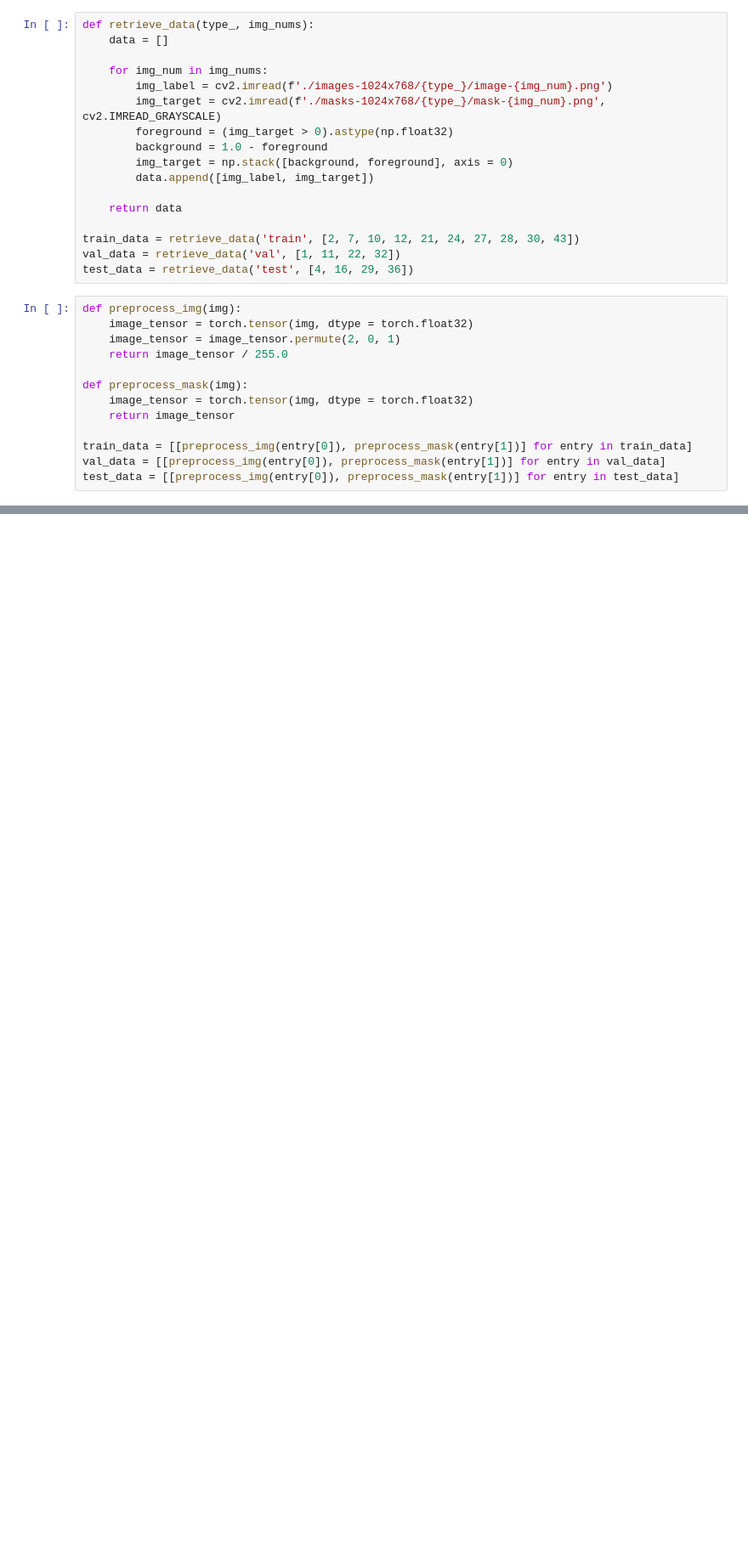
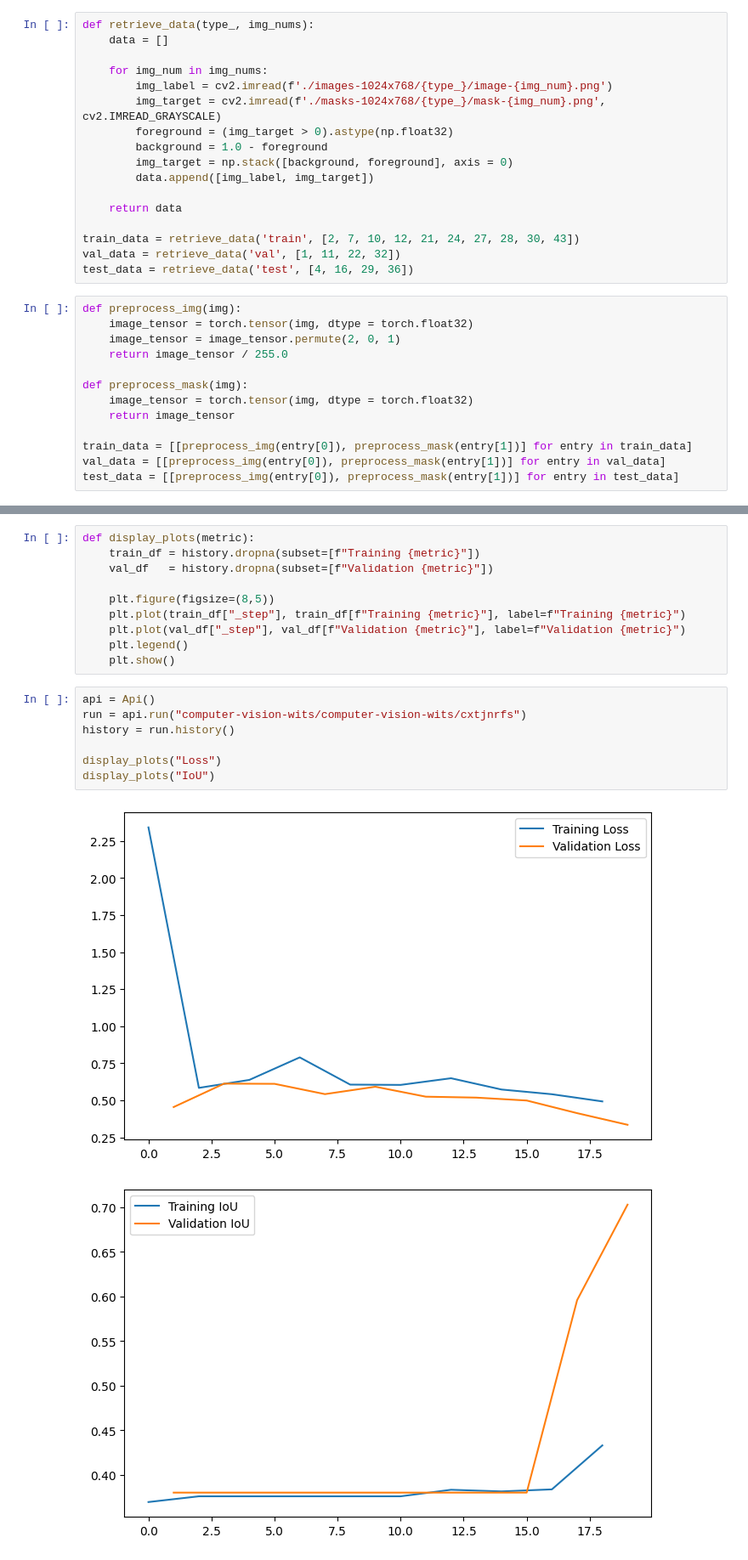
Before and after one commit to TumeloMkwambe/U-Net, a Jupyter notebook: main.ipynb, the cells around one changed output, grey strips where cells are left out. Shown: that part at 85% size. Drawn from its saved outputs; the diff is of its cells as text; blank space fills up the shorter version.

```diff
--- a/main.ipynb
+++ b/main.ipynb
@@ -287,0 +357,20 @@ wandb.finish()
+# %%
+def display_plots(metric):
+    train_df = history.dropna(subset=[f"Training {metric}"])
+    val_df   = history.dropna(subset=[f"Validation {metric}"])
+
+    plt.figure(figsize=(8,5))
+    plt.plot(train_df["_step"], train_df[f"Training {metric}"], label=f"Training {metric}")
+    plt.plot(val_df["_step"], val_df[f"Validation {metric}"], label=f"Validation {metric}")
+    plt.legend()
+    plt.show()
+# %%
+api = Api()
+run = api.run("computer-vision-wits/computer-vision-wits/cxtjnrfs")
+history = run.history()
+
+display_plots("Loss")
+display_plots("IoU")
+# %% [output]
+[figure, added]
+[figure, added]
```
Also changed, not shown: parts of 20 cells of this notebook.
